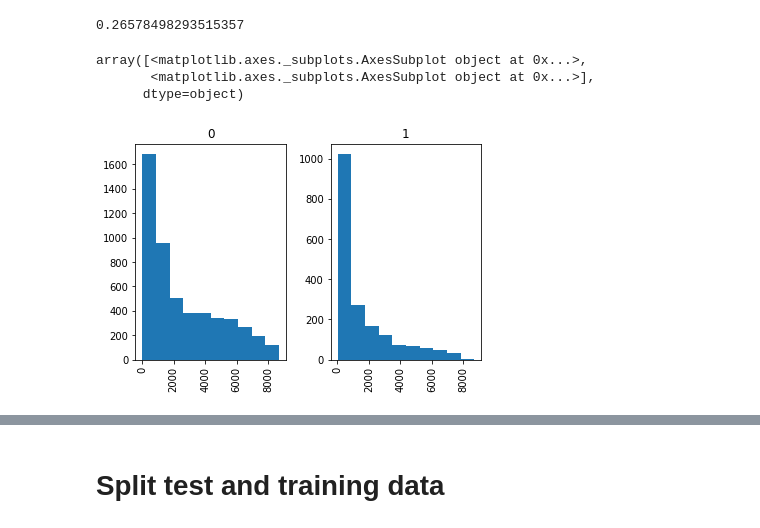
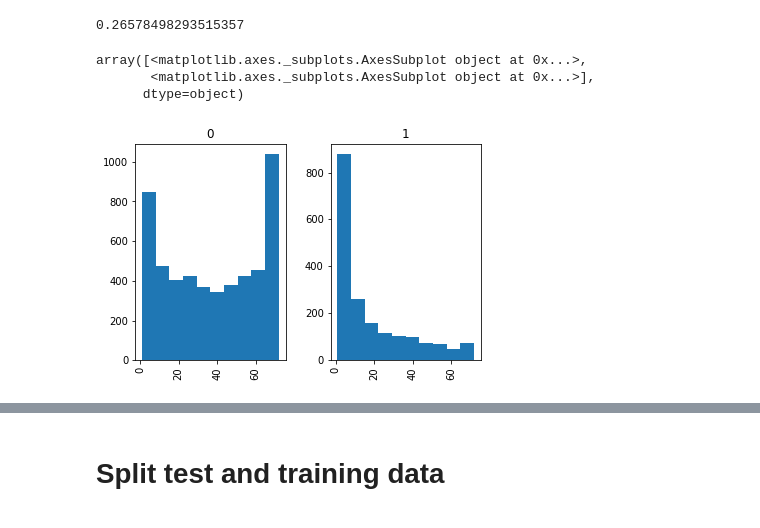
Before and after one commit to shibby576/wild_data_science, a Jupyter notebook: Assignment_1.ipynb, the cells around one changed output, grey strips where cells are left out. Cells and saved outputs as stored; diff of their text form; code cells hidden in the pictures.

```diff
--- a/Assignment_1.ipynb
+++ b/Assignment_1.ipynb
@@ -173,10 +195,10 @@ hot_df['Churn_Yes'].sum()/hot_df['Churn_Yes'].count()
 # %% [output]
 0.26578498293515357
 # %%
-#look at the relationship between churn and total charges
-hot_df.hist(column ='TotalCharges', by='Churn_Yes')
+#look at the relationship between churn and tenure
+hot_df.hist(column ='tenure', by='Churn_Yes')
 # %% [output]
 array([<matplotlib.axes._subplots.AxesSubplot object at 0x...>,
        <matplotlib.axes._subplots.AxesSubplot object at 0x...>],
       dtype=object)
-[figure, old version]
+[figure, new version]
```
Also changed, not shown: parts of 28 cells of this notebook.
